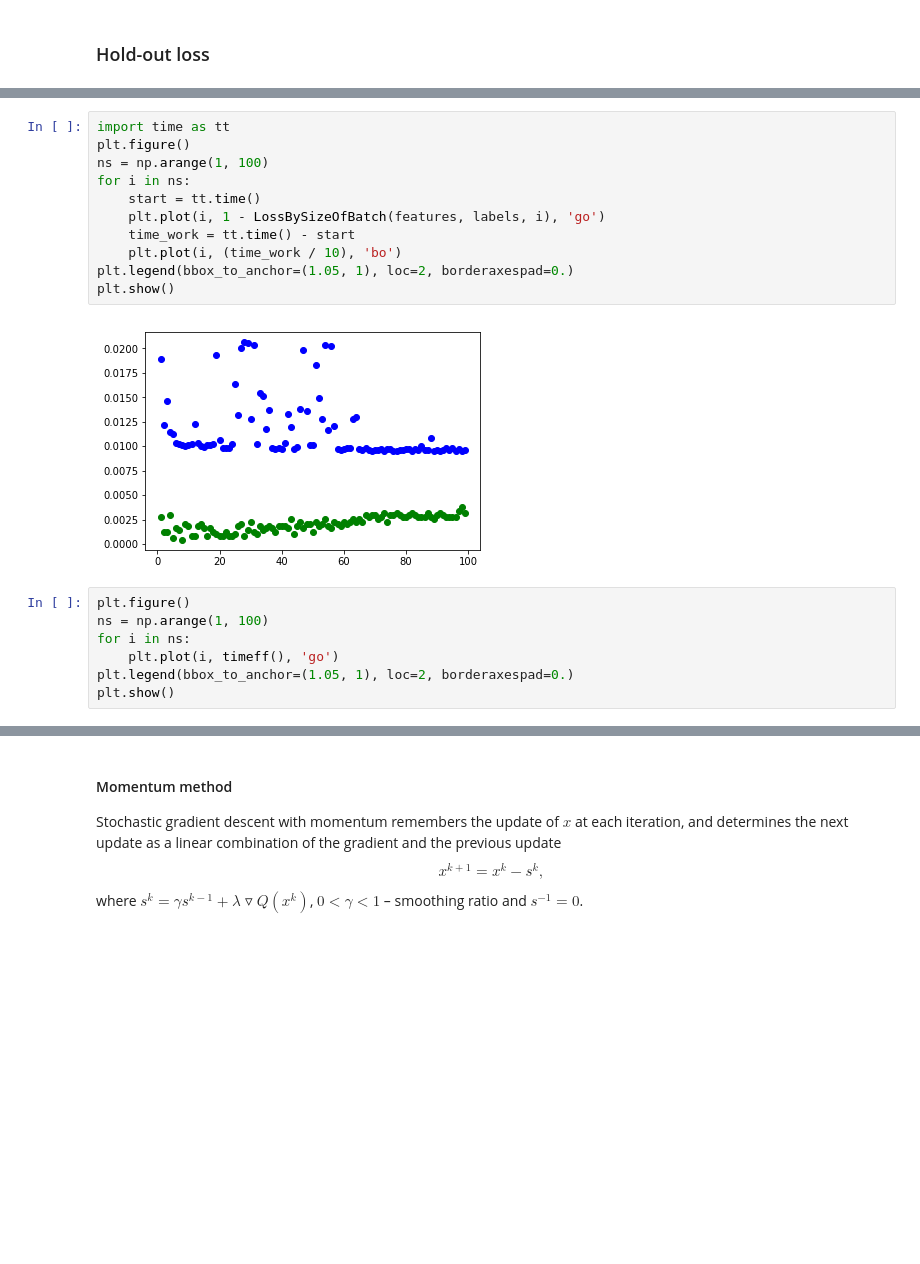
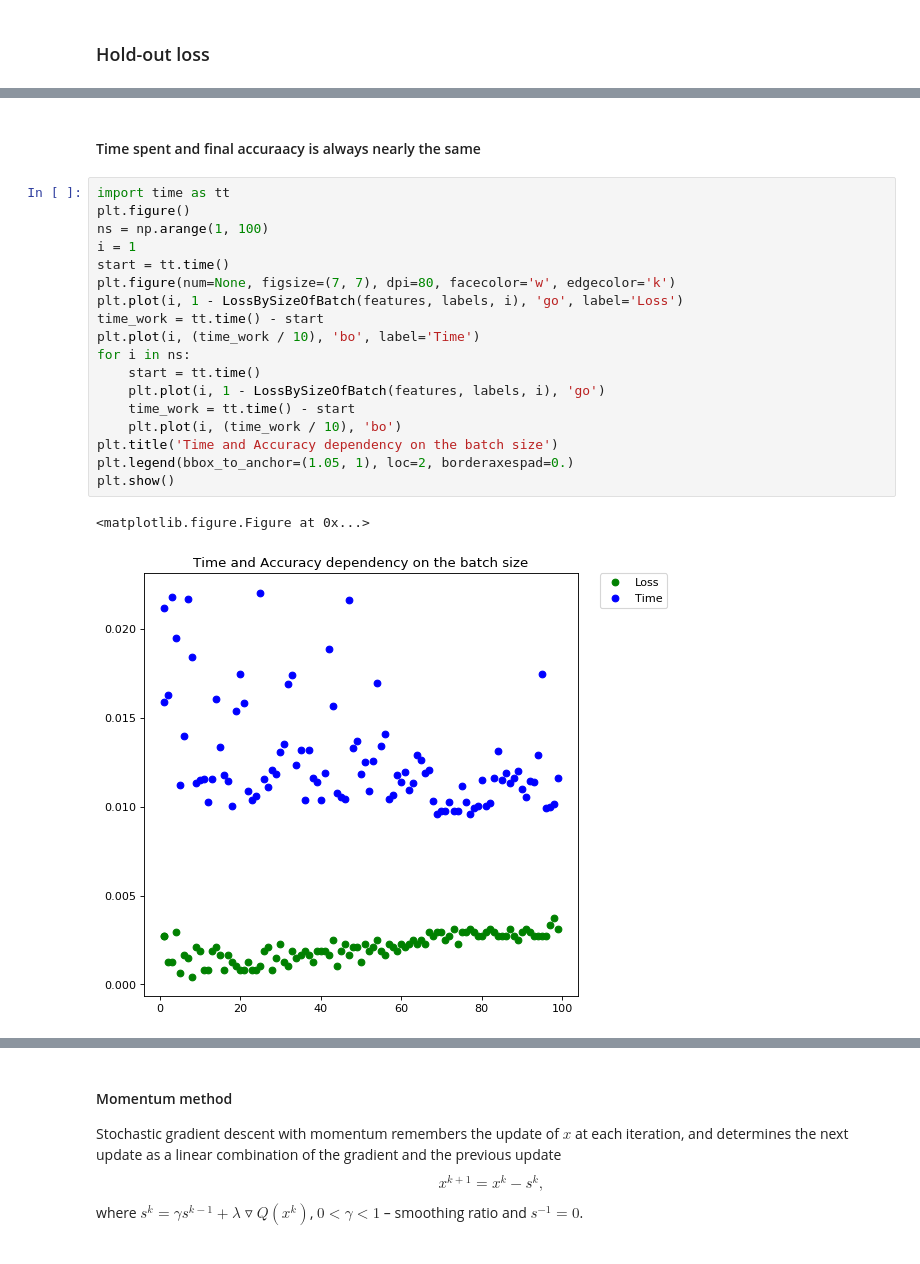
Before and after one commit to ahmados/renju, a Jupyter notebook: lab-1.ipynb, the cells around one changed output, grey strips where cells are left out. Cells and saved outputs as stored; diff of their text form; blank space fills up the shorter version.

```diff
--- a/lab-1.ipynb
+++ b/lab-1.ipynb
@@ -654,20 +656,23 @@ print (score(w, features[4011:8800], labels[4011:8800]))
+# %% [markdown]
+#### Time spent and final accuraacy is always nearly the same
 # %%
 import time as tt
 plt.figure()
 ns = np.arange(1, 100)
+i = 1
+start = tt.time()
+plt.figure(num=None, figsize=(7, 7), dpi=80, facecolor='w', edgecolor='k')
+plt.plot(i, 1 - LossBySizeOfBatch(features, labels, i), 'go', label='Loss')
+time_work = tt.time() - start
+plt.plot(i, (time_work / 10), 'bo', label='Time')
 for i in ns:
     start = tt.time()
     plt.plot(i, 1 - LossBySizeOfBatch(features, labels, i), 'go')
     time_work = tt.time() - start
     plt.plot(i, (time_work / 10), 'bo')
+plt.title('Time and Accuracy dependency on the batch size')
 plt.legend(bbox_to_anchor=(1.05, 1), loc=2, borderaxespad=0.)
 plt.show()
 # %% [output]
+<matplotlib.figure.Figure at 0x...>
-[figure, old version]
+[figure, new version]
-# %%
-plt.figure()
-ns = np.arange(1, 100)
-for i in ns:
-    plt.plot(i, timeff(), 'go')
-plt.legend(bbox_to_anchor=(1.05, 1), loc=2, borderaxespad=0.)
-plt.show()
```
Also changed, not shown: parts of 28 cells of this notebook, 4 other files.
